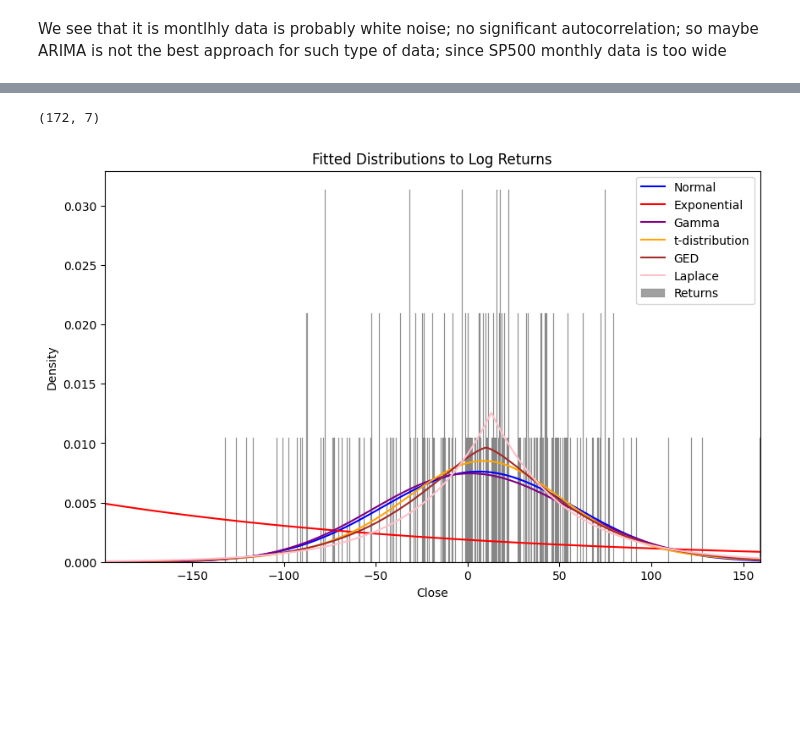
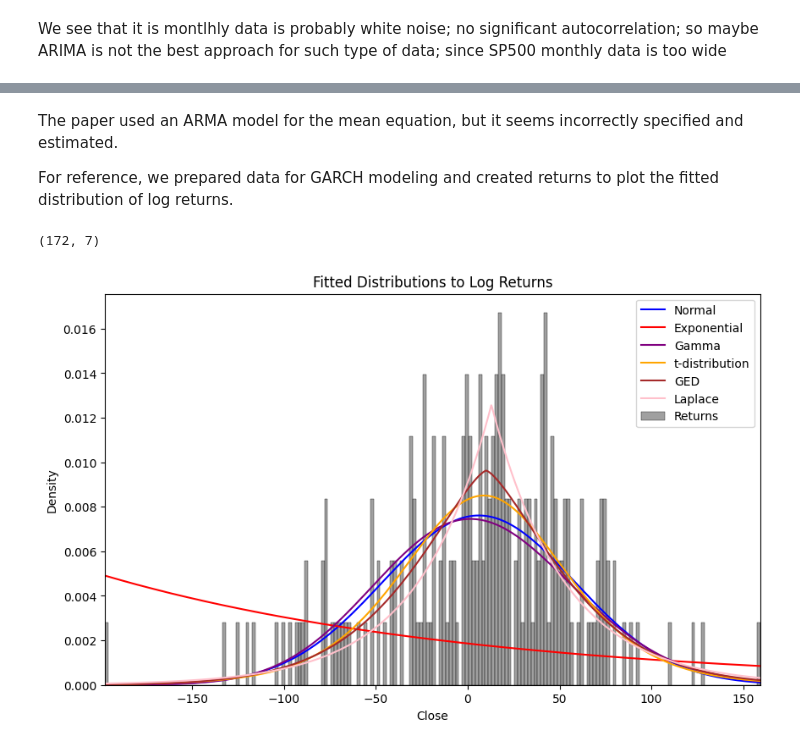
Before and after one commit to koogelpotato/RRProject2025, a Jupyter notebook: project.ipynb, the cells around one changed output, grey strips where cells are left out. Saved outputs shown, nothing was run; the diff lists cells and outputs as text; code cells hidden in the pictures; blank space fills up the shorter version.

```diff
--- a/project.ipynb
+++ b/project.ipynb
@@ -178,22 +201,26 @@ plt.show()
 # %% [markdown]
 In terms of graphs we see that they plotted the whole df - sp500; not split train and test
 # %%
-fig, axs = plt.subplots(1, 2, figsize=(16, 6))  # 1 row, 2 columns
+# Set Date as index
+train.set_index('Date', inplace=True)
+test.set_index('Date', inplace=True)
 
-# Plot train close prices on the left subplot
-axs[0].plot(train['Close'], color='red')
+fig, axs = plt.subplots(1, 2, figsize=(16, 6))
+
+# Plot train data
+axs[0].plot(train.index, train['Close'], color='red')
 axs[0].set_title('Plot of Close - train')
-axs[0].set_xlabel('Index')
-axs[0].set_ylabel('Price of S&P')
+axs[0].set_xlabel('Date')
+axs[0].set_ylabel('Price of S&P 500')
 axs[0].grid(True)
 
-# Plot test close prices on the right subplot
-axs[1].plot(test['Close'], color='red')
+# Plot test data
+axs[1].plot(test.index, test['Close'], color='red')
 axs[1].set_title('Plot of Close - test')
-axs[1].set_xlabel('Index')
-axs[1].set_ylabel('Price of S&P')
+axs[1].set_xlabel('Date')
+axs[1].set_ylabel('Price of S&P 500')
 axs[1].grid(True)
 
-plt.tight_layout()  # Adjust spacing to prevent overlap
+plt.tight_layout()
 plt.show()
 # %% [output]
@@ -777,4 +917,8 @@ Covariance Type:                  opg
 
 Warnings:
 [1] Covariance matrix calculated using the outer product of gradients (complex-step).
+# %% [markdown]
+The paper used an ARMA model for the mean equation, but it seems incorrectly specified and estimated.
+
+For reference, we prepared data for GARCH modeling and created returns to plot the fitted distribution of log returns.
 # %%
@@ -784,36 +930,37 @@ train_df.shape
 # %% [output]
 (172, 7)
 # %%
+# Fit multiple distributions to the returns data and plot their PDFs over the returns histogram
 params_normal = norm.fit(returns)
 params_expon = expon.fit(returns)
 params_gamma = gamma.fit(returns)
 params_t = t.fit(returns)
 params_ged = gennorm.fit(returns)
 params_laplace = laplace.fit(returns)
 
 lower_limit = returns.min()
 upper_limit = returns.max()
 x = np.linspace(lower_limit, upper_limit, 1000)
 
 pdf_normal = norm.pdf(x, *params_normal)
 pdf_expon = expon.pdf(x, *params_expon)
 pdf_gamma = gamma.pdf(x, *params_gamma)
 pdf_t = t.pdf(x, *params_t)
 pdf_ged = gennorm.pdf(x, *params_ged)
 pdf_laplace = laplace.pdf(x, *params_laplace)
 
 plt.figure(figsize=(10, 6))
-sns.histplot(returns, kde=False, bins=750, stat='density', color='gray', label='Returns')  # Changed to 200 bins
+sns.histplot(returns, kde=False, bins=200, stat='density', color='gray', label='Returns')
 plt.plot(x, pdf_normal, label='Normal', color='blue')
 plt.plot(x, pdf_expon, label='Exponential', color='red')
 plt.plot(x, pdf_gamma, label='Gamma', color='purple')
 plt.plot(x, pdf_t, label='t-distribution', color='orange')
 plt.plot(x, pdf_ged, label='GED', color='brown')
 plt.plot(x, pdf_laplace, label='Laplace', color='pink')
 plt.xlim(lower_limit, upper_limit)
 plt.title('Fitted Distributions to Log Returns')
 plt.legend()
 plt.show()
 # %% [output]
-[figure, old version]
+[figure, new version]
 # %% [markdown]
```
Also changed, not shown: parts of 76 cells of this notebook, 1 other file.
